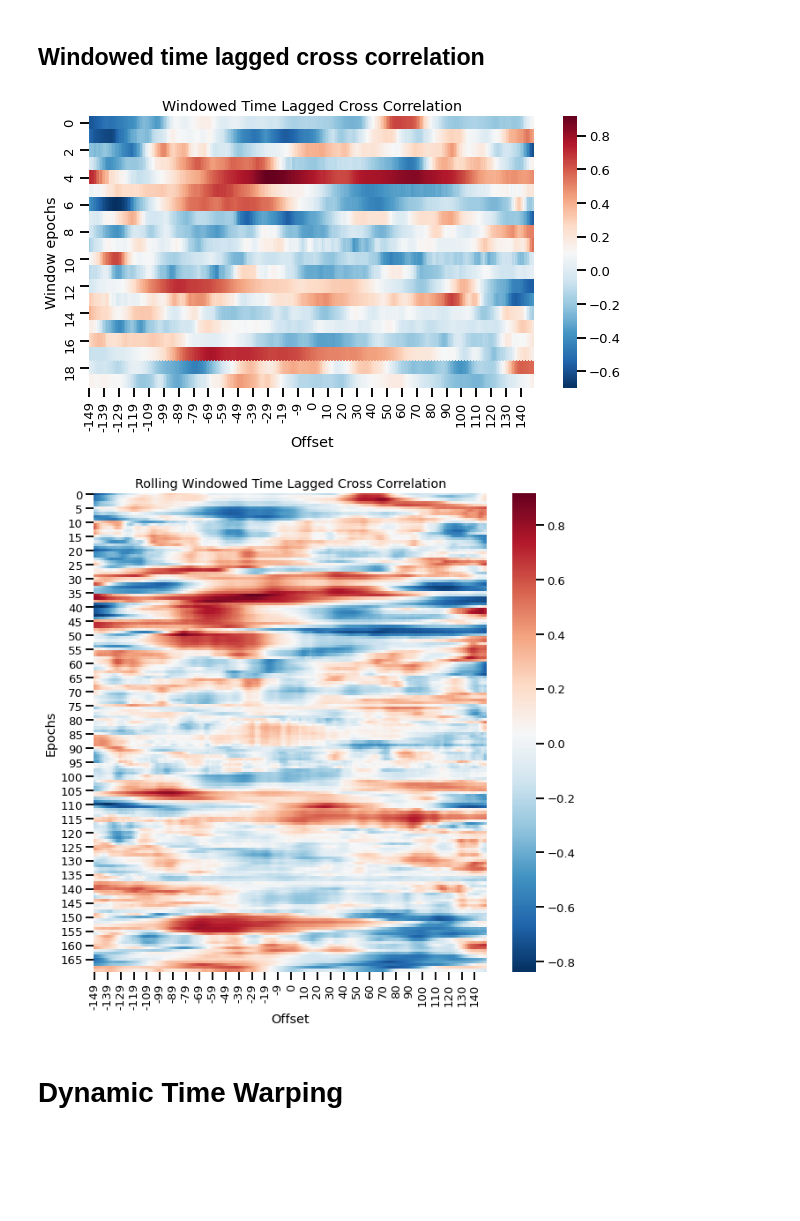
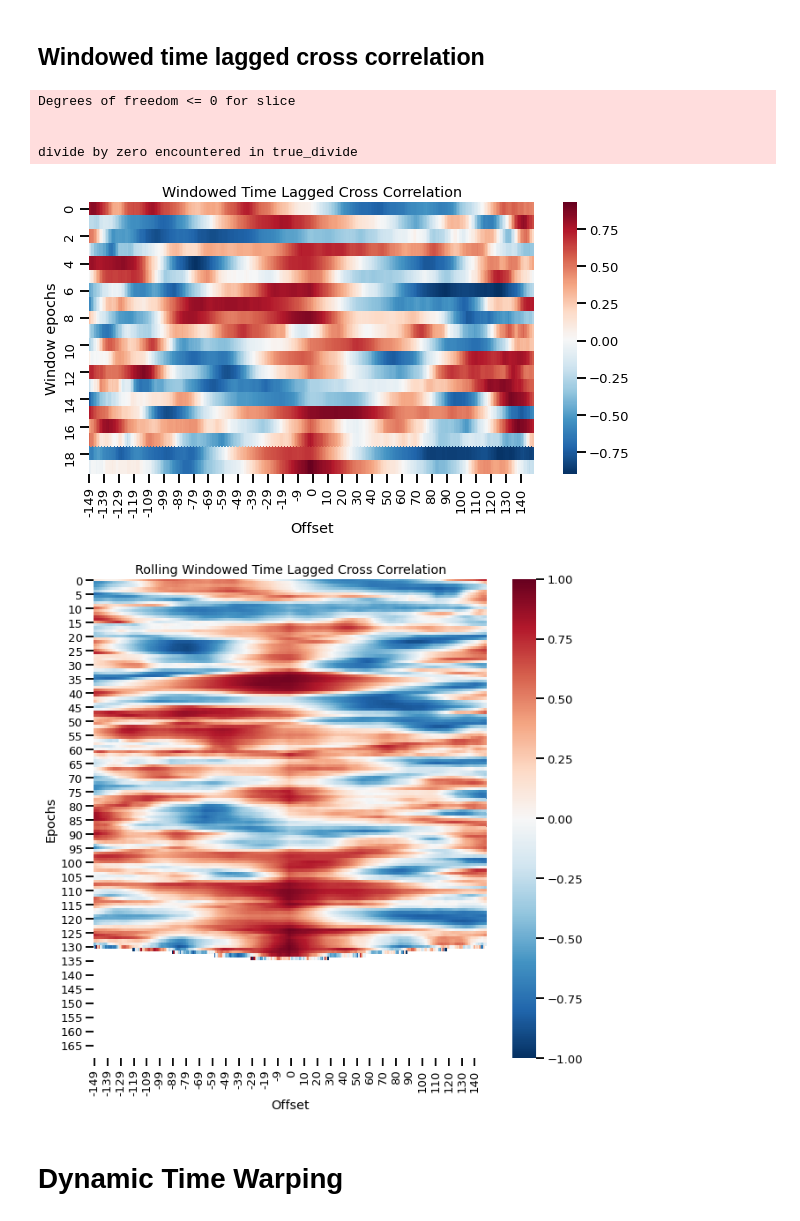
Before and after one commit to algomaschine/AlgoMaschine, a Jupyter notebook: synchrony_tutorial.ipynb, the cells around one changed output. Saved outputs shown, nothing was run; the diff lists cells and outputs as text; code cells hidden in the pictures; blank space fills up the shorter version.

```diff
--- a/synchrony_tutorial.ipynb
+++ b/synchrony_tutorial.ipynb
@@ -10,22 +10,3 @@
 100  110k  100  110k    0     0   505k      0 --:--:-- --:--:-- --:--:--  508k
 # %% [markdown]
 # Pearson correlation
-# %%
-import pandas as pd
-import numpy as np
-%matplotlib inline
-import matplotlib.pyplot as plt
-import seaborn as sns
-import scipy.stats as stats
-sns.set_context('talk',font_scale=.8)
-
-df = pd.read_csv('synchrony_sample.csv')
-overall_pearson_r = df.corr().iloc[0,1]
-print(f"Pandas computed Pearson r: {overall_pearson_r:.3g}")
-
-r, p = stats.pearsonr(df.dropna()['S1_Joy'], df.dropna()['S2_Joy'])
-print(f"Scipy computed Pearson r: {r:.3g} and p-value: {p:.3g}")
-
-f,ax=plt.subplots(figsize=(14,3))
-df.rolling(window=30,center=True).median().plot(ax=ax)
-ax.set(xlabel='Frame',ylabel='Smiling evidence',title=f"Overall Pearson r = {overall_pearson_r:.2g}");
@@ -72,8 +142,8 @@ def crosscorr(datax, datay, lag=0, wrap=False):
     else:
         return datax.corr(datay.shift(lag))
 
-d1 = df['S1_Joy']
-d2 = df['S2_Joy']
+d1 = df[Pair1]
+d2 = df[Pair2]
 seconds = 5
 fps = 30
 rs = [crosscorr(d1,d2, lag) for lag in range(-int(seconds*fps-1),int(seconds*fps))]
@@ -106,40 +176,44 @@ no_splits = 20
 samples_per_split = df.shape[0]/no_splits
 rss=[]
 for t in range(0, no_splits):
-    d1 = df['S1_Joy'].loc[(t)*samples_per_split:(t+1)*samples_per_split]
-    d2 = df['S2_Joy'].loc[(t)*samples_per_split:(t+1)*samples_per_split]
+    d1 = df[Pair1].loc[(t)*samples_per_split:(t+1)*samples_per_split]
+    d2 = df[Pair2].loc[(t)*samples_per_split:(t+1)*samples_per_split]
     rs = [crosscorr(d1,d2, lag) for lag in range(-int(seconds*fps-1),int(seconds*fps))]
     rss.append(rs)
 rss = pd.DataFrame(rss)
 f,ax = plt.subplots(figsize=(10,5))
 sns.heatmap(rss,cmap='RdBu_r',ax=ax)
 ax.set(title=f'Windowed Time Lagged Cross Correlation',xlim=[0,300], xlabel='Offset',ylabel='Window epochs')
 ax.set_xticklabels([int(item-150) for item in ax.get_xticks()]);
 
 # Rolling window time lagged cross correlation
 seconds = 5
 fps = 30
 window_size = 300 #samples
 t_start = 0
 t_end = t_start + window_size
 step_size = 30
 rss=[]
 while t_end < 5400:
-    d1 = df['S1_Joy'].iloc[t_start:t_end]
-    d2 = df['S2_Joy'].iloc[t_start:t_end]
+    d1 = df[Pair1].iloc[t_start:t_end]
+    d2 = df[Pair2].iloc[t_start:t_end]
     rs = [crosscorr(d1,d2, lag, wrap=False) for lag in range(-int(seconds*fps-1),int(seconds*fps))]
     rss.append(rs)
     t_start = t_start + step_size
     t_end = t_end + step_size
 rss = pd.DataFrame(rss)
 
 f,ax = plt.subplots(figsize=(10,10))
 sns.heatmap(rss,cmap='RdBu_r',ax=ax)
 ax.set(title=f'Rolling Windowed Time Lagged Cross Correlation',xlim=[0,300], xlabel='Offset',ylabel='Epochs')
 ax.set_xticklabels([int(item-150) for item in ax.get_xticks()]);
 # %% [output]
+Degrees of freedom <= 0 for slice
+
+
+divide by zero encountered in true_divide
-[figure, old version]
+[figure, new version]
-[figure, old version]
+[figure, new version]
 # %% [markdown]
 # Dynamic Time Warping
 # %%
```
Also changed, not shown: parts of 7 cells of this notebook.
